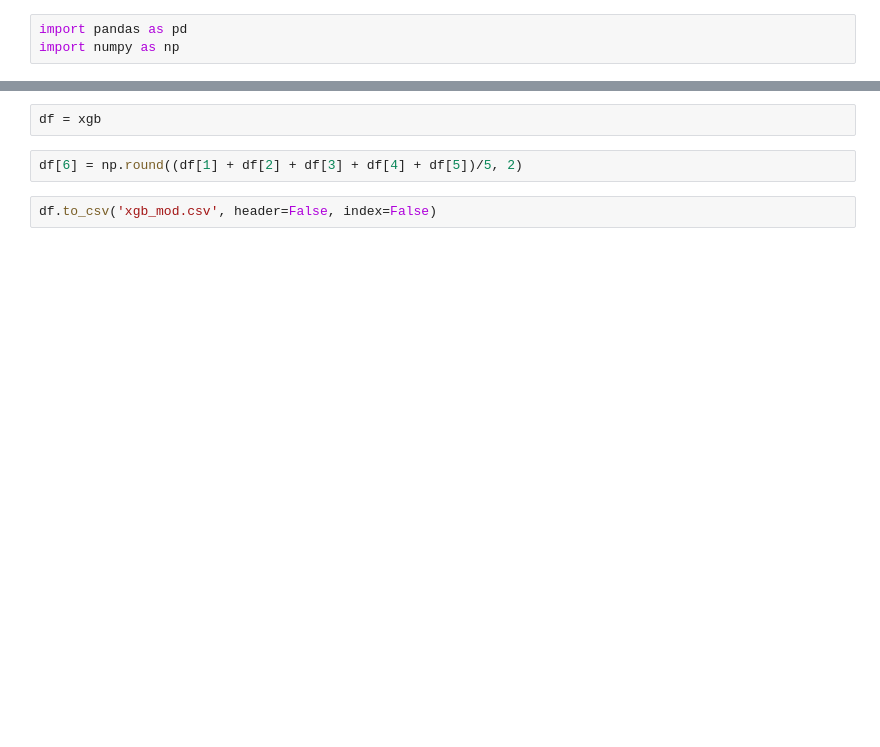
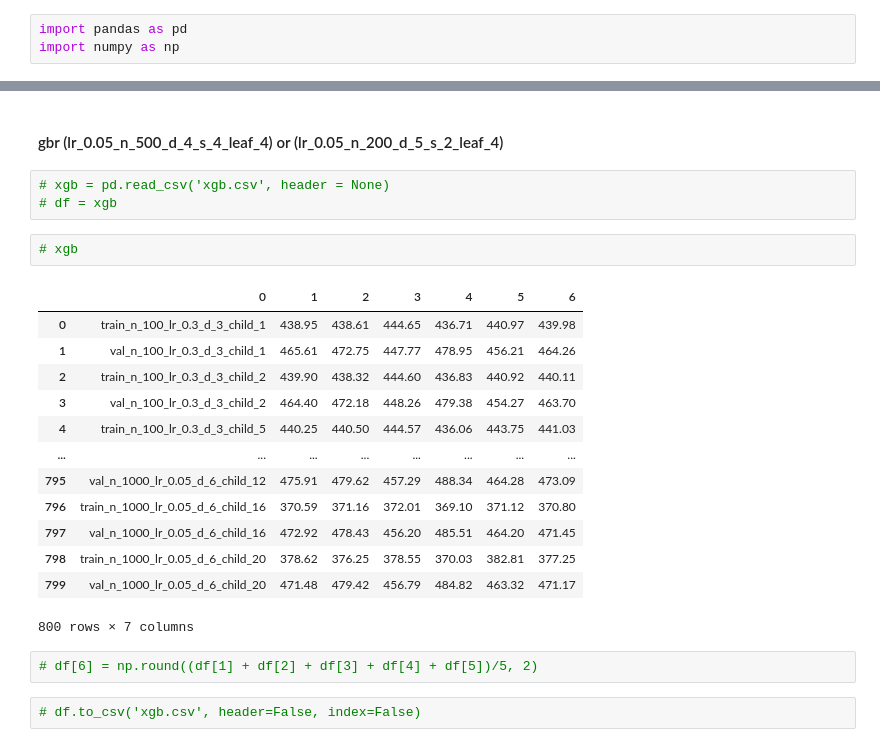
Before and after one commit to Sunbin-Lee/dacon-income, a Jupyter notebook: hyperparameter.ipynb, the cells around one changed output, grey strips where cells are left out. Cells and saved outputs as stored; diff of their text form; blank space fills up the shorter version.

```diff
--- a/hyperparameter.ipynb
+++ b/hyperparameter.ipynb
@@ -23,6 +117,25 @@ xgb
+# %% [markdown]
+#### gbr (lr_0.05_n_500_d_4_s_4_leaf_4) or (lr_0.05_n_200_d_5_s_2_leaf_4)
+# %%
+# xgb = pd.read_csv('xgb.csv', header = None)
+# df = xgb
 # %%
-df = xgb
+# xgb
+# %% [output]
+|  | 0 | 1 | 2 | 3 | 4 | 5 | 6 |
+| 0 | train_n_100_lr_0.3_d_3_child_1 | 438.95 | 438.61 | 444.65 | 436.71 | 440.97 | 439.98 |
+| 1 | val_n_100_lr_0.3_d_3_child_1 | 465.61 | 472.75 | 447.77 | 478.95 | 456.21 | 464.26 |
+| 2 | train_n_100_lr_0.3_d_3_child_2 | 439.90 | 438.32 | 444.60 | 436.83 | 440.92 | 440.11 |
+| 3 | val_n_100_lr_0.3_d_3_child_2 | 464.40 | 472.18 | 448.26 | 479.38 | 454.27 | 463.70 |
+| 4 | train_n_100_lr_0.3_d_3_child_5 | 440.25 | 440.50 | 444.57 | 436.06 | 443.75 | 441.03 |
+| ... | ... | ... | ... | ... | ... | ... | ... |
+| 795 | val_n_1000_lr_0.05_d_6_child_12 | 475.91 | 479.62 | 457.29 | 488.34 | 464.28 | 473.09 |
+| 796 | train_n_1000_lr_0.05_d_6_child_16 | 370.59 | 371.16 | 372.01 | 369.10 | 371.12 | 370.80 |
+| 797 | val_n_1000_lr_0.05_d_6_child_16 | 472.92 | 478.43 | 456.20 | 485.51 | 464.20 | 471.45 |
+| 798 | train_n_1000_lr_0.05_d_6_child_20 | 378.62 | 376.25 | 378.55 | 370.03 | 382.81 | 377.25 |
+| 799 | val_n_1000_lr_0.05_d_6_child_20 | 471.48 | 479.42 | 456.79 | 484.82 | 463.32 | 471.17 |
+800 rows × 7 columns
 # %%
-df[6] = np.round((df[1] + df[2] + df[3] + df[4] + df[5])/5, 2)
+# df[6] = np.round((df[1] + df[2] + df[3] + df[4] + df[5])/5, 2)
 # %%
-df.to_csv('xgb_mod.csv', header=False, index=False)
+# df.to_csv('xgb.csv', header=False, index=False)
```
Also changed, not shown: parts of 10 cells of this notebook, 1 other file.
